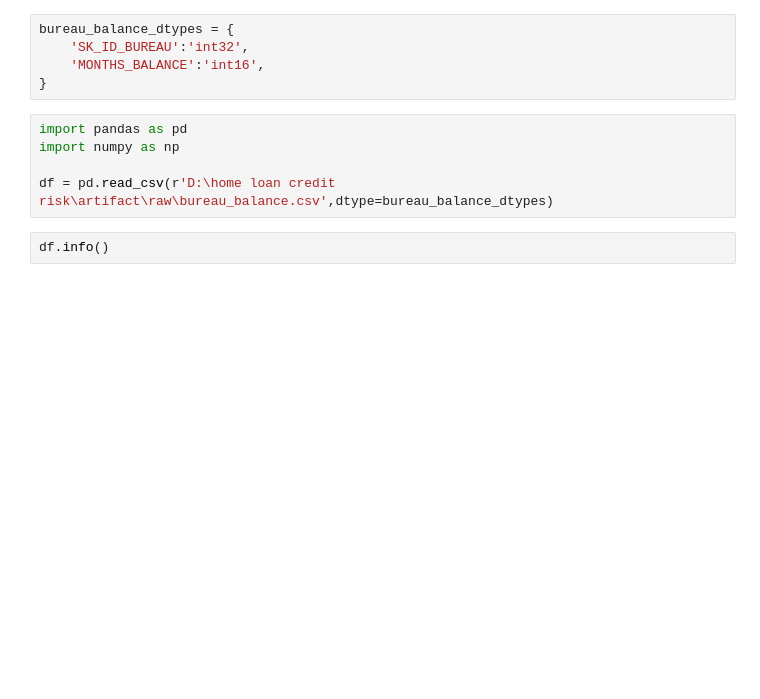
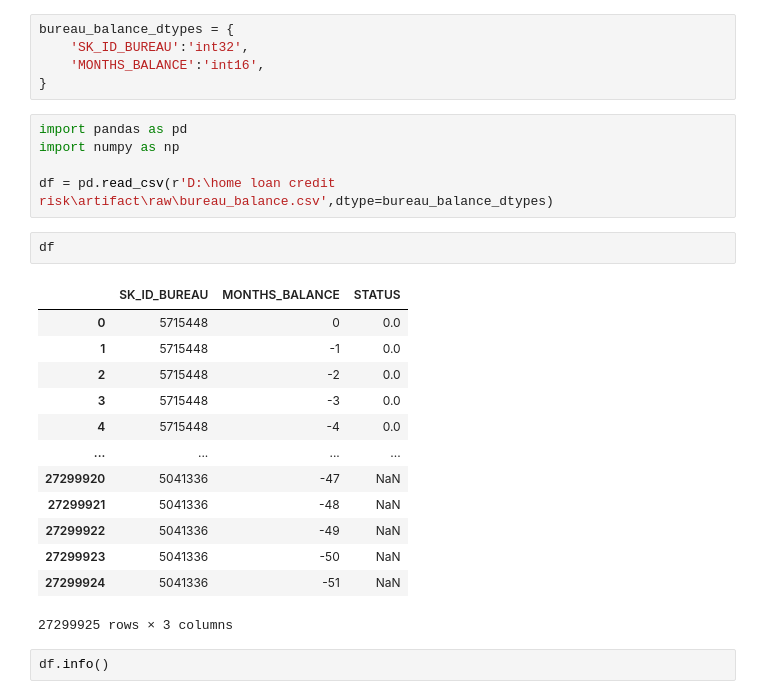
Before and after one commit to rajgurubhosale/Credit-Risk-mlops, a Jupyter notebook: notebooks/01_data_transforamtion.ipynb, the cells around one changed output. Saved outputs shown, nothing was run; the diff lists cells and outputs as text; blank space fills up the shorter version.

```diff
--- a/notebooks/01_data_transforamtion.ipynb
+++ b/notebooks/01_data_transforamtion.ipynb
@@ -486,6 +520,22 @@ import pandas as pd
 import numpy as np
 
 df = pd.read_csv(r'D:\home loan credit risk\artifact\raw\bureau_balance.csv',dtype=bureau_balance_dtypes)
+# %%
+df
+# %% [output]
+|  | SK_ID_BUREAU | MONTHS_BALANCE | STATUS |
+| 0 | 5715448 | 0 | 0.0 |
+| 1 | 5715448 | -1 | 0.0 |
+| 2 | 5715448 | -2 | 0.0 |
+| 3 | 5715448 | -3 | 0.0 |
+| 4 | 5715448 | -4 | 0.0 |
+| ... | ... | ... | ... |
+| 27299920 | 5041336 | -47 | NaN |
+| 27299921 | 5041336 | -48 | NaN |
+| 27299922 | 5041336 | -49 | NaN |
+| 27299923 | 5041336 | -50 | NaN |
+| 27299924 | 5041336 | -51 | NaN |
+27299925 rows × 3 columns
 # %%
 df.info()
 # %% [output]
```
Also changed, not shown: parts of 12 cells of this notebook, 4 other files.
